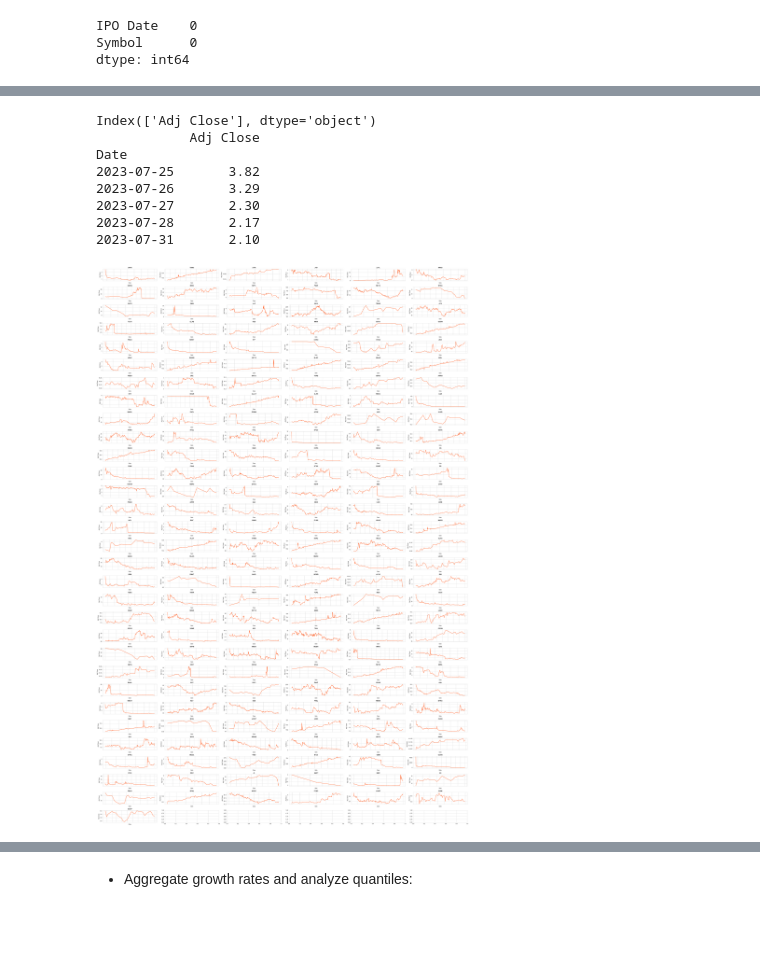
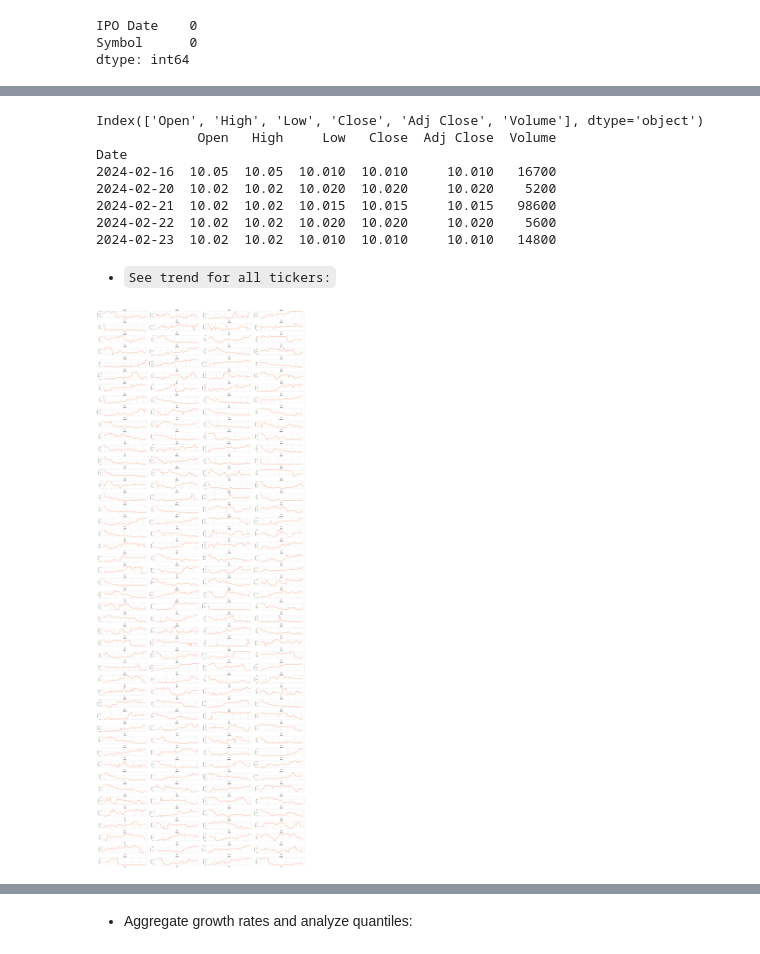
Before and after one commit to Ocean-code-1995/stock-market-analytics-zoomcamp, a Jupyter notebook: Module2/homework2.ipynb, the cells around one changed output, grey strips where cells are left out. Cells and saved outputs as stored; diff of their text form; code cells hidden in the pictures; blank space fills up the shorter version.

```diff
--- a/Module2/homework2.ipynb
+++ b/Module2/homework2.ipynb
@@ -427,27 +385,31 @@ First available data on: 2023-12-26 00:00:00
 # %%
 import yfinance as yf
 import pandas as pd
+from pandas.tseries.offsets import BDay  # Business days
+
 
 def find_first_trading_day(ticker, ipo_date):
     ipo_date = pd.Timestamp(ipo_date, tz='UTC')
     # Set a preliminary period to look for the first trading day
     start_date = ipo_date - pd.Timedelta(days=5)
-    end_date = ipo_date + pd.Timedelta(days=99)  # Look for 10 days after the IPO to ensure we find data
+    end_date = ipo_date + pd.Timedelta(days=99)  # >>>>> 99 days ways was critical to find the first trading day for some tickers <<<<<<<
 
     # Fetch data over this range
-    data = yf.download(ticker, start=start_date, end=end_date)
+    data = yf.download(ticker, start=start_date, end=end_date, timeout=30)
 
     # Find the first valid index (date with data)
     first_valid_date = data['Adj Close'].first_valid_index()
     return first_valid_date
 
 def fetch_data_from_first_trading_day(ticker, first_trading_day):
+    """Note that it accounts for businessdays.
+    """
     if first_trading_day is not None:
-        # Calculate the end date as 31 days after the first trading day
-        end_date = first_trading_day + pd.Timedelta(days=31)
+        # Use business day offset to ensure 30 trading days
+        end_date = first_trading_day + BDay(30)  # This ensures 30 business days ahead
 
-        # Fetch the data from the first trading day to the end date
-        data = yf.download(ticker, start=first_trading_day, end=end_date)
+        # Fetch data between the first trading day and the calculated end date
+        data = yf.download(ticker, start=first_trading_day, end=end_date, timeout=30)
         return data
     else:
         print(f"No trading data available for {ticker}")
@@ -471,7 +433,10 @@ for ticker, ipo_date in ipos.items():
         print(f"Data collection failed for {ticker}")
         no_ipo_data.append(ticker)
 
-no_ipo_data
+if len(no_ipo_data) == 0:
+    print("Successfully retrieved the data for all tickers!")
+else:
+    print(f"Data missing for: {no_ipo_data}")
 # %% [output]
 [*********************100%%**********************]  1 of 1 completed
 [*********************100%%**********************]  1 of 1 completed
@@ -618,14 +496,16 @@ symbol_count
 # %%
 # Example to print the first DataFrame's columns to verify structure
-sample_symbol = next(iter(data_frames))
-print(data_frames[sample_symbol].columns)
-print(data_frames[sample_symbol].head())
+sample_symbol = next(iter(ipo_data))
+print(ipo_data[sample_symbol].columns)
+print(ipo_data[sample_symbol].head())
 # %% [output]
-Index(['Adj Close'], dtype='object')
-            Adj Close
+Index(['Open', 'High', 'Low', 'Close', 'Adj Close', 'Volume'], dtype='object')
+             Open   High     Low   Close  Adj Close  Volume
 Date
-2023-07-25       3.82
-2023-07-26       3.29
-2023-07-27       2.30
-2023-07-28       2.17
-2023-07-31       2.10
+2024-02-16  10.05  10.05  10.010  10.010     10.010   16700
+2024-02-20  10.02  10.02  10.020  10.020     10.020    5200
+2024-02-21  10.02  10.02  10.015  10.015     10.015   98600
+2024-02-22  10.02  10.02  10.020  10.020     10.020    5600
+2024-02-23  10.02  10.02  10.010  10.010     10.010   14800
+# %% [markdown]
+- `See trend for all tickers:`
@@ -632,23 +514,24 @@ Date
 # %%
 # Assuming `data_frames` is a dictionary containing data for each ticker
-tickers   = list(data_frames.keys())
+tickers   = list(ipo_data.keys())
 n_tickers = len(tickers)
 
 # Calculate the number of rows and columns needed
-n_cols = 6
+n_cols = 4
 n_rows = (n_tickers + n_cols - 1) // n_cols  # This ensures there are enough subplots
 
-fig, axes = plt.subplots(nrows=n_rows, ncols=n_cols, figsize=(40, 60))
+fig, axes = plt.subplots(nrows=n_rows, ncols=n_cols, figsize=(30, 80))
 axes = axes.flatten()  # Flatten the axes array for easy iteration
 
 # Plot each ticker in its own subplot
 for i, ticker in enumerate(tickers):
-    sns.lineplot(data=data_frames[ticker], x=data_frames[ticker].index, y='Adj Close', ax=axes[i], color='orangered')
+
+    sns.lineplot(data=ipo_data[ticker], x=ipo_data[ticker].index, y='Adj Close', ax=axes[i], color='orangered')
     axes[i].set_title(f'{ticker}', weight='bold')
     # get rid of x tick labels
     axes[i].set_xticklabels([])
 
 
-plt.tight_layout()
+plt.tight_layout();
 # %% [output]
-[figure, old version]
+[figure, new version]
```
Also changed, not shown: parts of 54 cells of this notebook, 3 other files.
